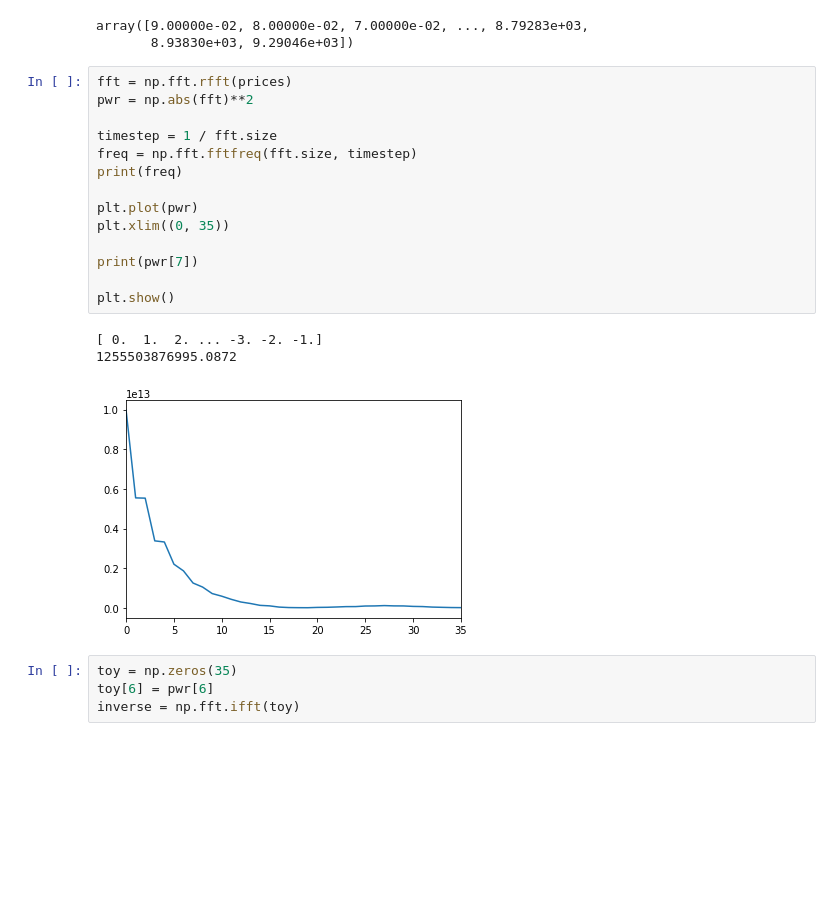
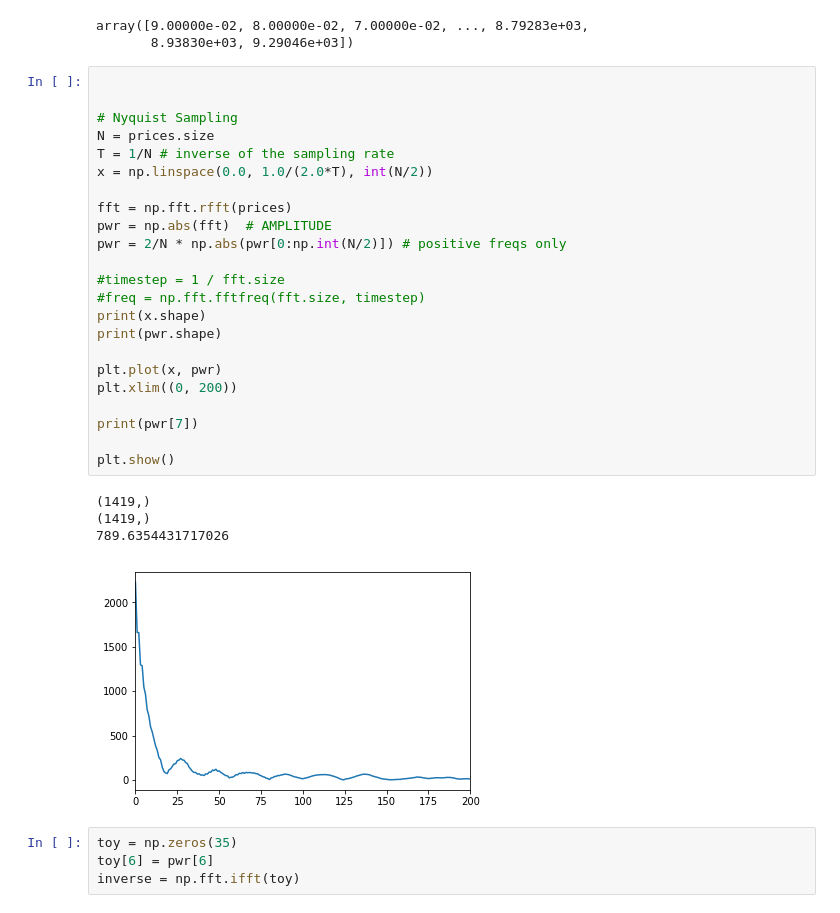
Before and after one commit to Tinkaa/Bitcoin_prediction, a Jupyter notebook: Fourier.ipynb, the cells around one changed output. Drawn from its saved outputs; the diff is of its cells as text; blank space fills up the shorter version.

```diff
--- a/Fourier.ipynb
+++ b/Fourier.ipynb
@@ -13,23 +13,33 @@ prices
 array([9.00000e-02, 8.00000e-02, 7.00000e-02, ..., 8.79283e+03,
        8.93830e+03, 9.29046e+03])
 # %%
+
+
+# Nyquist Sampling
+N = prices.size
+T = 1/N # inverse of the sampling rate
+x = np.linspace(0.0, 1.0/(2.0*T), int(N/2))
+
 fft = np.fft.rfft(prices)
-pwr = np.abs(fft)**2
+pwr = np.abs(fft)  # AMPLITUDE
+pwr = 2/N * np.abs(pwr[0:np.int(N/2)]) # positive freqs only
 
-timestep = 1 / fft.size
-freq = np.fft.fftfreq(fft.size, timestep)
-print(freq)
+#timestep = 1 / fft.size
+#freq = np.fft.fftfreq(fft.size, timestep)
+print(x.shape)
+print(pwr.shape)
 
-plt.plot(pwr)
-plt.xlim((0, 35))
+plt.plot(x, pwr)
+plt.xlim((0, 200))
 
 print(pwr[7])
 
 plt.show()
 # %% [output]
-[ 0.  1.  2. ... -3. -2. -1.]
-1255503876995.0872
+(1419,)
+(1419,)
+789.6354431717026
-[figure, old version]
+[figure, new version]
 # %%
 toy = np.zeros(35)
 toy[6] = pwr[6]
```
Also changed, not shown: parts of 2 cells of this notebook.
